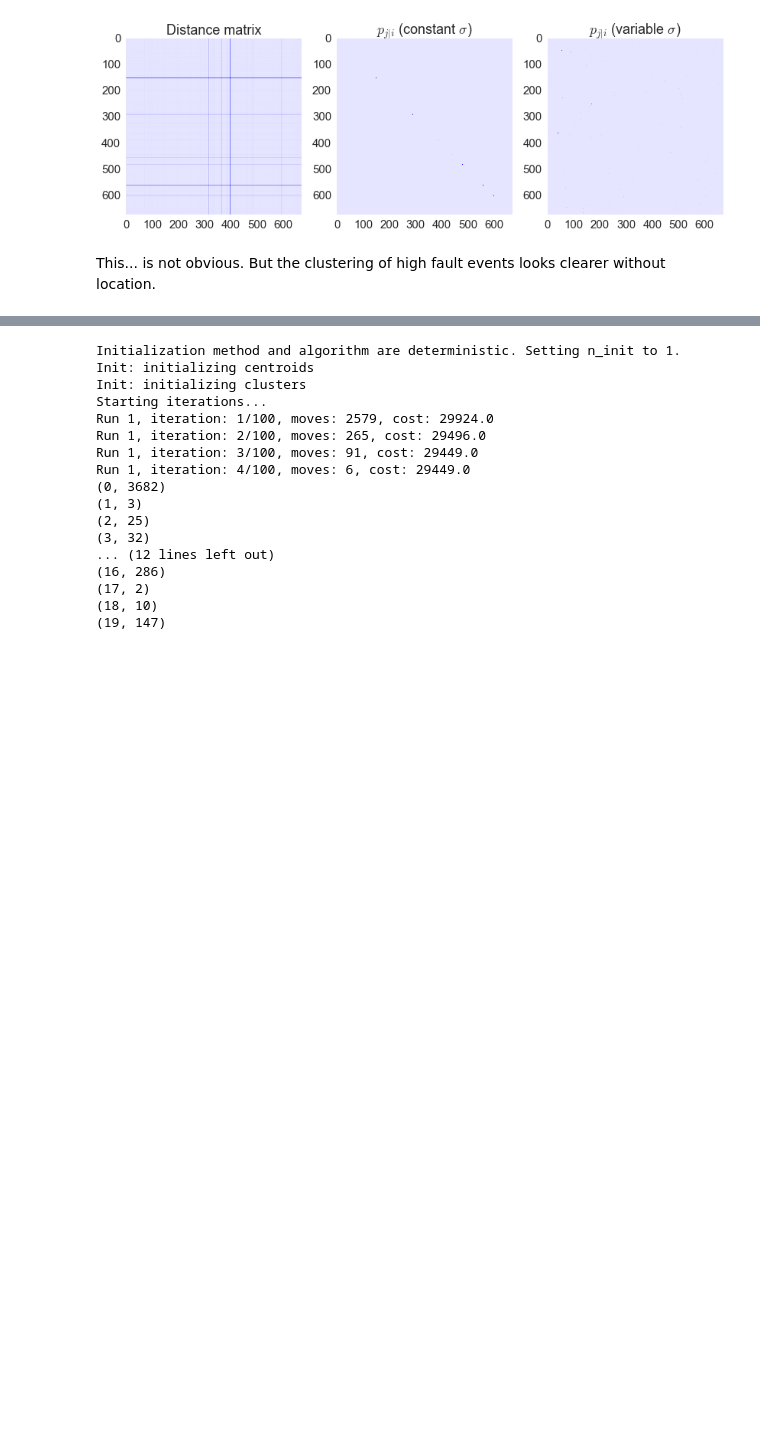
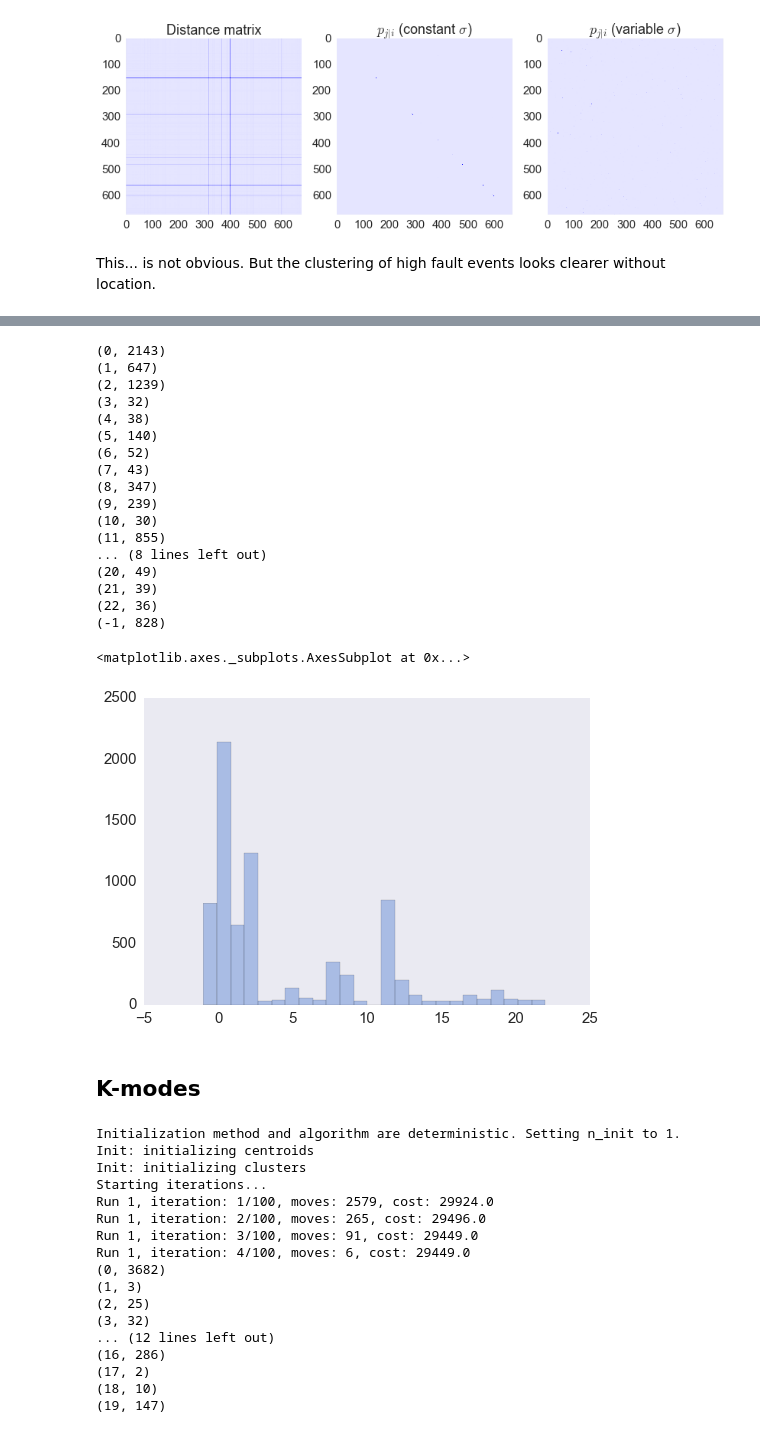
Before and after one commit to abiraja2004/ml_fun, a Jupyter notebook: telstra/notes.ipynb, the cells around one changed output, grey strips where cells are left out. Cells and saved outputs as stored; diff of their text form; code cells hidden in the pictures; blank space fills up the shorter version.

```diff
--- a/telstra/notes.ipynb
+++ b/telstra/notes.ipynb
@@ -739,3 +672,34 @@ animation.write_gif("junk2.gif", fps=20)
+# %%
+from sklearn.cluster import DBSCAN
+dbclust = DBSCAN(min_samples=30, eps=0.6).fit_predict(1.0-cosine)
+# %%
+# viz the cluster dist
+from collections import Counter
+for i in Counter(dbclust).items():
+    print i
+sns.distplot(dbclust, kde=False)
+# %% [output]
+(0, 2143)
+(1, 647)
+(2, 1239)
+(3, 32)
+(4, 38)
+(5, 140)
+(6, 52)
+(7, 43)
+(8, 347)
+(9, 239)
+(10, 30)
+(11, 855)
+... (8 lines left out)
+(20, 49)
+(21, 39)
+(22, 36)
+(-1, 828)
+<matplotlib.axes._subplots.AxesSubplot at 0x...>
+[figure, added]
+# %% [markdown]
+## K-modes
 # %%
 # save X, y, and feature names w and w/o loc and fault sev
 y      = df_train.fault_severity.as_matrix()
```
Also changed, not shown: parts of 47 cells of this notebook.
